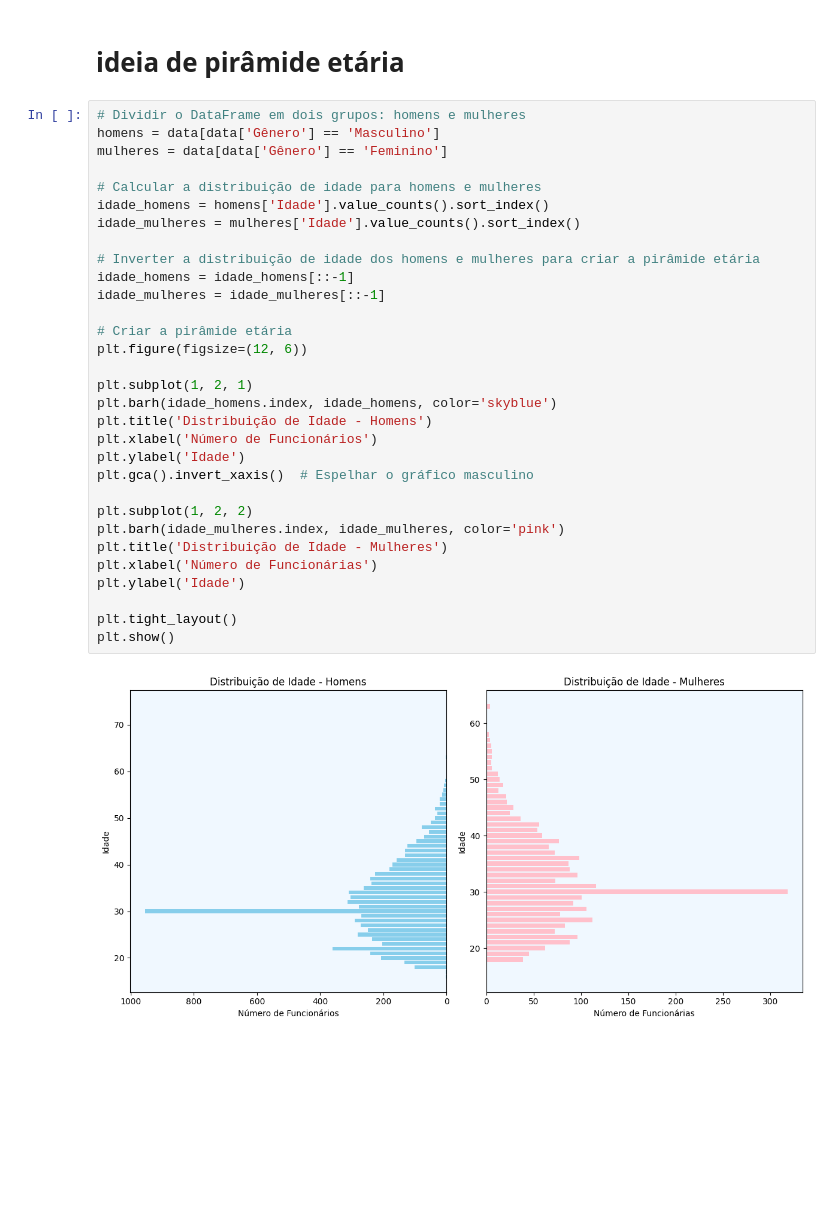
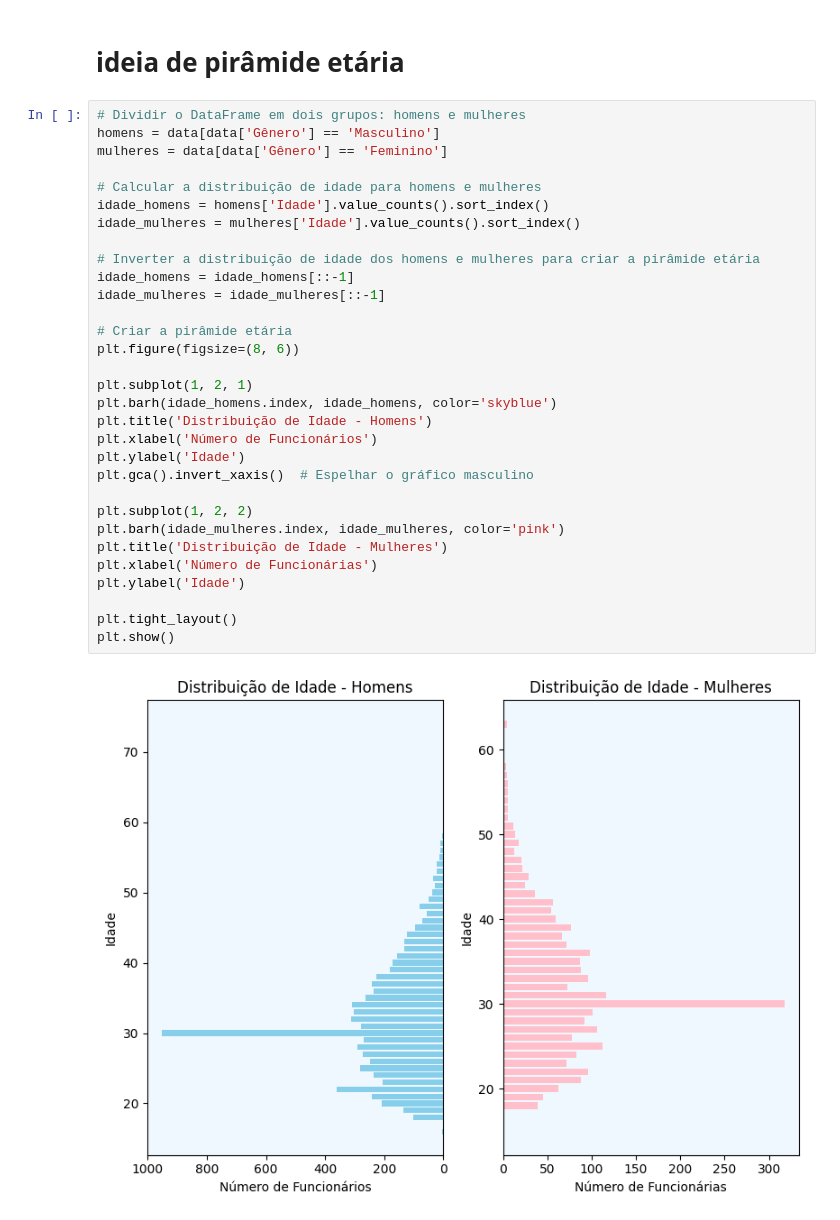
Before and after one commit to ADA-Hack-Grupo-DD3/Analise_Descritiva, a Jupyter notebook: analise_descritiva.ipynb, the cells around one changed output. Drawn from its saved outputs; the diff is of its cells as text; blank space fills up the shorter version.

```diff
--- a/analise_descritiva.ipynb
+++ b/analise_descritiva.ipynb
@@ -211,32 +211,32 @@ Gráfico exportado com sucesso para Graph/Distribuição_Departamento.png
 # Dividir o DataFrame em dois grupos: homens e mulheres
 homens = data[data['Gênero'] == 'Masculino']
 mulheres = data[data['Gênero'] == 'Feminino']
 
 # Calcular a distribuição de idade para homens e mulheres
 idade_homens = homens['Idade'].value_counts().sort_index()
 idade_mulheres = mulheres['Idade'].value_counts().sort_index()
 
 # Inverter a distribuição de idade dos homens e mulheres para criar a pirâmide etária
 idade_homens = idade_homens[::-1]
 idade_mulheres = idade_mulheres[::-1]
 
 # Criar a pirâmide etária
-plt.figure(figsize=(12, 6))
+plt.figure(figsize=(8, 6))
 
 plt.subplot(1, 2, 1)
 plt.barh(idade_homens.index, idade_homens, color='skyblue')
 plt.title('Distribuição de Idade - Homens')
 plt.xlabel('Número de Funcionários')
 plt.ylabel('Idade')
 plt.gca().invert_xaxis()  # Espelhar o gráfico masculino
 
 plt.subplot(1, 2, 2)
 plt.barh(idade_mulheres.index, idade_mulheres, color='pink')
 plt.title('Distribuição de Idade - Mulheres')
 plt.xlabel('Número de Funcionárias')
 plt.ylabel('Idade')
 
 plt.tight_layout()
 plt.show()
 # %% [output]
-[figure, old version]
+[figure, new version]
```
